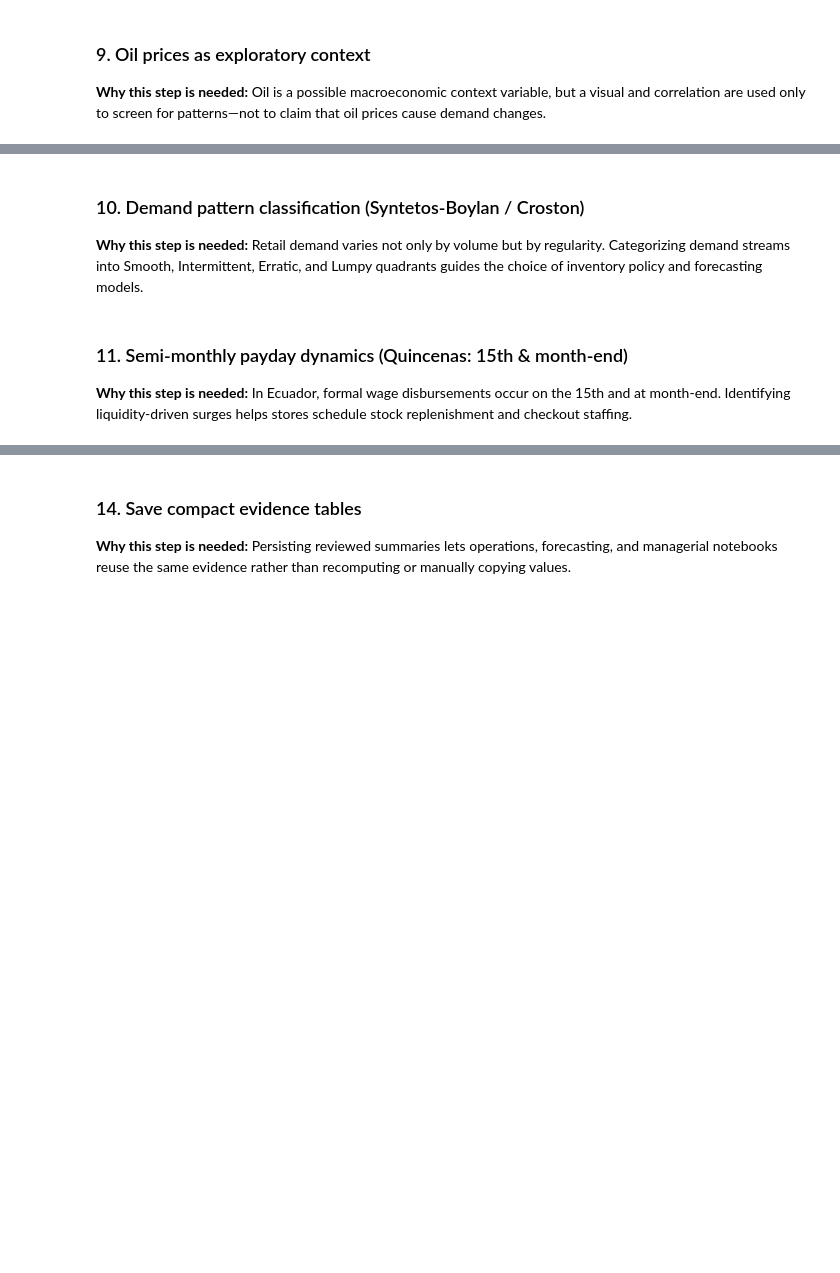
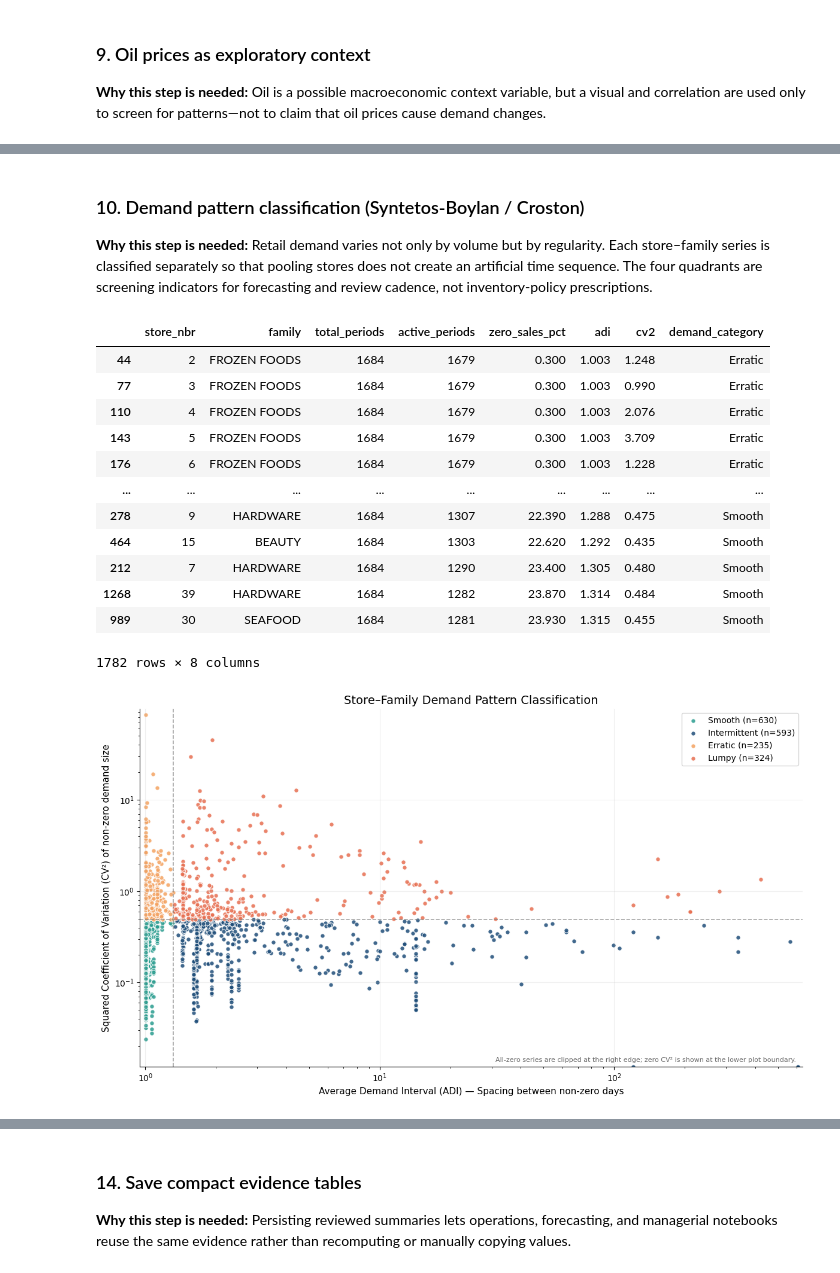
Before and after one commit to bhagathchan1/Data-Driven-Demand-Forecasting, a Jupyter notebook: notebooks/03_exploratory_data_analysis.ipynb, the cells around one changed output, grey strips where cells are left out. Drawn from its saved outputs; the diff is of its cells as text; code cells hidden in the pictures; blank space fills up the shorter version.

```diff
--- a/notebooks/03_exploratory_data_analysis.ipynb
+++ b/notebooks/03_exploratory_data_analysis.ipynb
@@ -309,13 +446,24 @@ plt.show()
 # %% [markdown]
 ### 10. Demand pattern classification (Syntetos-Boylan / Croston)
 
-**Why this step is needed:** Retail demand varies not only by volume but by regularity. Categorizing demand streams into Smooth, Intermittent, Erratic, and Lumpy quadrants guides the choice of inventory policy and forecasting models.
+**Why this step is needed:** Retail demand varies not only by volume but by regularity. Each store–family series is classified separately so that pooling stores does not create an artificial time sequence. The four quadrants are screening indicators for forecasting and review cadence, not inventory-policy prescriptions.
 # %%
-demand_classification = classify_demand_patterns(panel, group_cols=["family"])
+demand_classification = classify_demand_patterns(panel, group_cols=["store_nbr", "family"])
 display(demand_classification.sort_values(["demand_category", "adi"]))
 fig = plot_demand_classification(demand_classification, output_dir=FIGURE_DIR)
 plt.show()
+# %% [output]
+|  | store_nbr | family | total_periods | active_periods | zero_sales_pct | adi | cv2 | demand_category |
+| 44 | 2 | FROZEN FOODS | 1684 | 1679 | 0.300 | 1.003 | 1.248 | Erratic |
+| 77 | 3 | FROZEN FOODS | 1684 | 1679 | 0.300 | 1.003 | 0.990 | Erratic |
+| 110 | 4 | FROZEN FOODS | 1684 | 1679 | 0.300 | 1.003 | 2.076 | Erratic |
+| 143 | 5 | FROZEN FOODS | 1684 | 1679 | 0.300 | 1.003 | 3.709 | Erratic |
+| 176 | 6 | FROZEN FOODS | 1684 | 1679 | 0.300 | 1.003 | 1.228 | Erratic |
+| ... | ... | ... | ... | ... | ... | ... | ... | ... |
+| 278 | 9 | HARDWARE | 1684 | 1307 | 22.390 | 1.288 | 0.475 | Smooth |
+| 464 | 15 | BEAUTY | 1684 | 1303 | 22.620 | 1.292 | 0.435 | Smooth |
+| 212 | 7 | HARDWARE | 1684 | 1290 | 23.400 | 1.305 | 0.480 | Smooth |
+| 1268 | 39 | HARDWARE | 1684 | 1282 | 23.870 | 1.314 | 0.484 | Smooth |
+| 989 | 30 | SEAFOOD | 1684 | 1281 | 23.930 | 1.315 | 0.455 | Smooth |
+1782 rows × 8 columns
+[figure, added]
-# %% [markdown]
-### 11. Semi-monthly payday dynamics (Quincenas: 15th & month-end)
-
-**Why this step is needed:** In Ecuador, formal wage disbursements occur on the 15th and at month-end. Identifying liquidity-driven surges helps stores schedule stock replenishment and checkout staffing.
```
Also changed, not shown: parts of 19 cells of this notebook, 28 other files.
